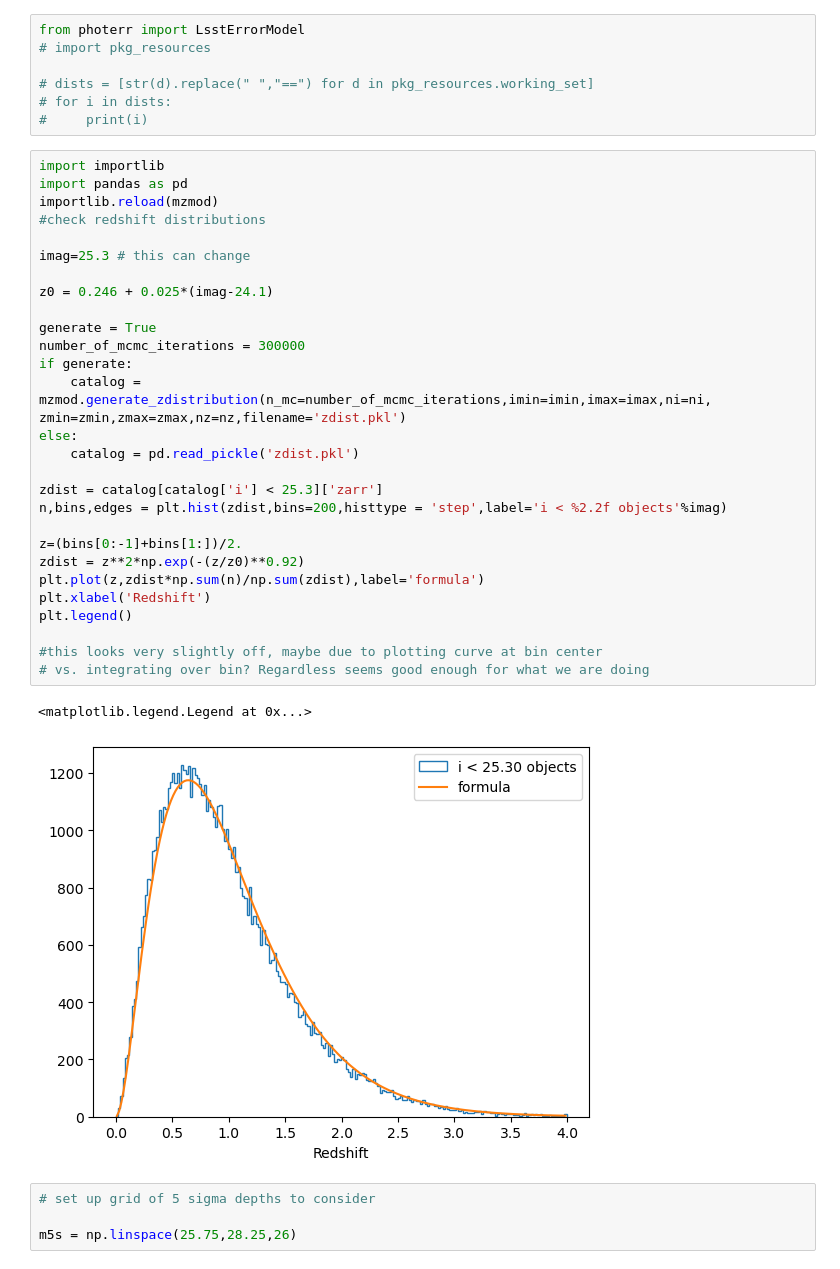
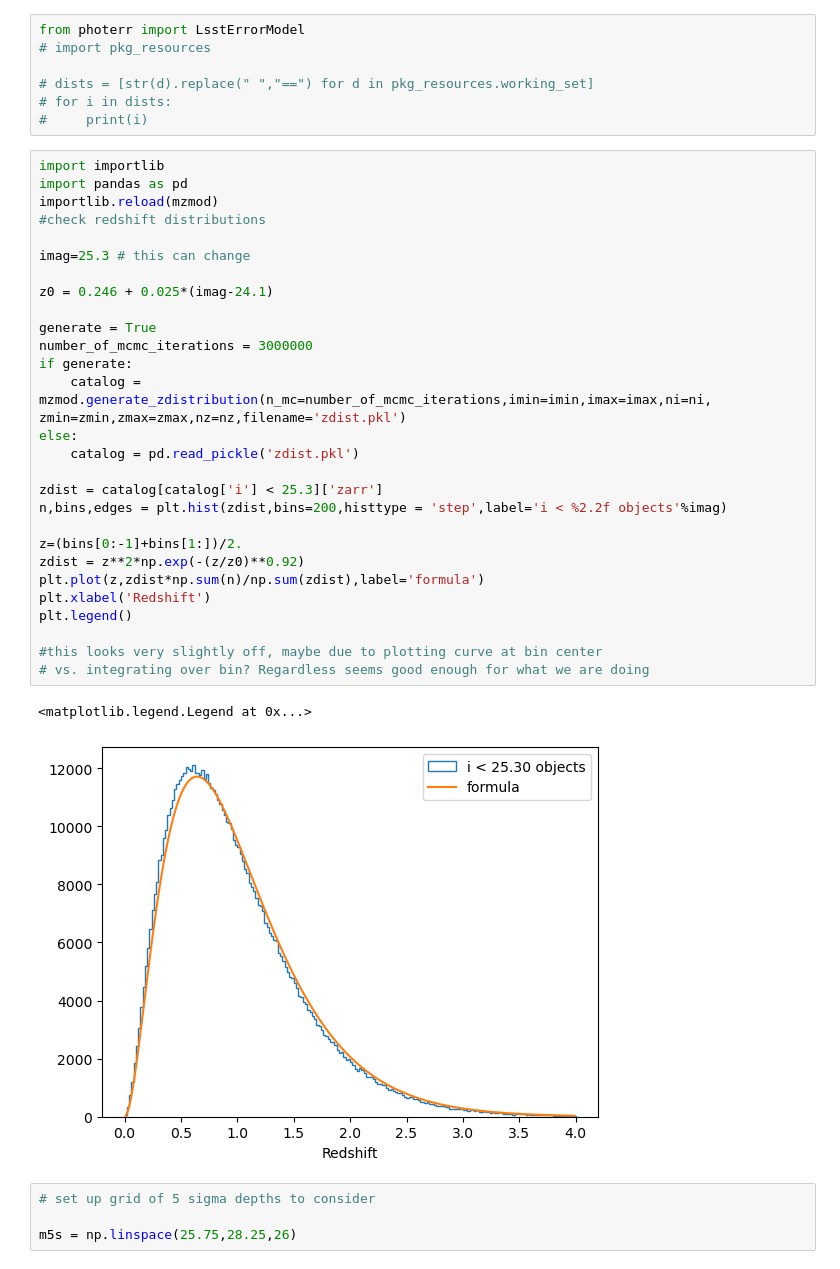
Before and after one commit to LSSTDESC/ObsStrat, a Jupyter notebook: code/meanz_uniformity/depthzdist.ipynb, the cells around one changed output. Cells and saved outputs as stored; diff of their text form.

```diff
--- a/code/meanz_uniformity/depthzdist.ipynb
+++ b/code/meanz_uniformity/depthzdist.ipynb
@@ -44,34 +57,34 @@ from photerr import LsstErrorModel
 # %%
 import importlib
 import pandas as pd
 importlib.reload(mzmod)
 #check redshift distributions
 
 imag=25.3 # this can change
 
 z0 = 0.246 + 0.025*(imag-24.1)
 
 generate = True
-number_of_mcmc_iterations = 300000
+number_of_mcmc_iterations = 3000000
 if generate:
     catalog = mzmod.generate_zdistribution(n_mc=number_of_mcmc_iterations,imin=imin,imax=imax,ni=ni, zmin=zmin,zmax=zmax,nz=nz,filename='zdist.pkl')
 else:
     catalog = pd.read_pickle('zdist.pkl')
 
 zdist = catalog[catalog['i'] < 25.3]['zarr']
 n,bins,edges = plt.hist(zdist,bins=200,histtype = 'step',label='i < %2.2f objects'%imag)
 
 z=(bins[0:-1]+bins[1:])/2.
 zdist = z**2*np.exp(-(z/z0)**0.92)
 plt.plot(z,zdist*np.sum(n)/np.sum(zdist),label='formula')
 plt.xlabel('Redshift')
 plt.legend()
 
 #this looks very slightly off, maybe due to plotting curve at bin center
 # vs. integrating over bin? Regardless seems good enough for what we are doing
 # %% [output]
 <matplotlib.legend.Legend at 0x...>
-[figure, old version]
+[figure, new version]
 # %%
 # set up grid of 5 sigma depths to consider
 
```
Also changed, not shown: parts of 4 cells of this notebook, 2 other files.
